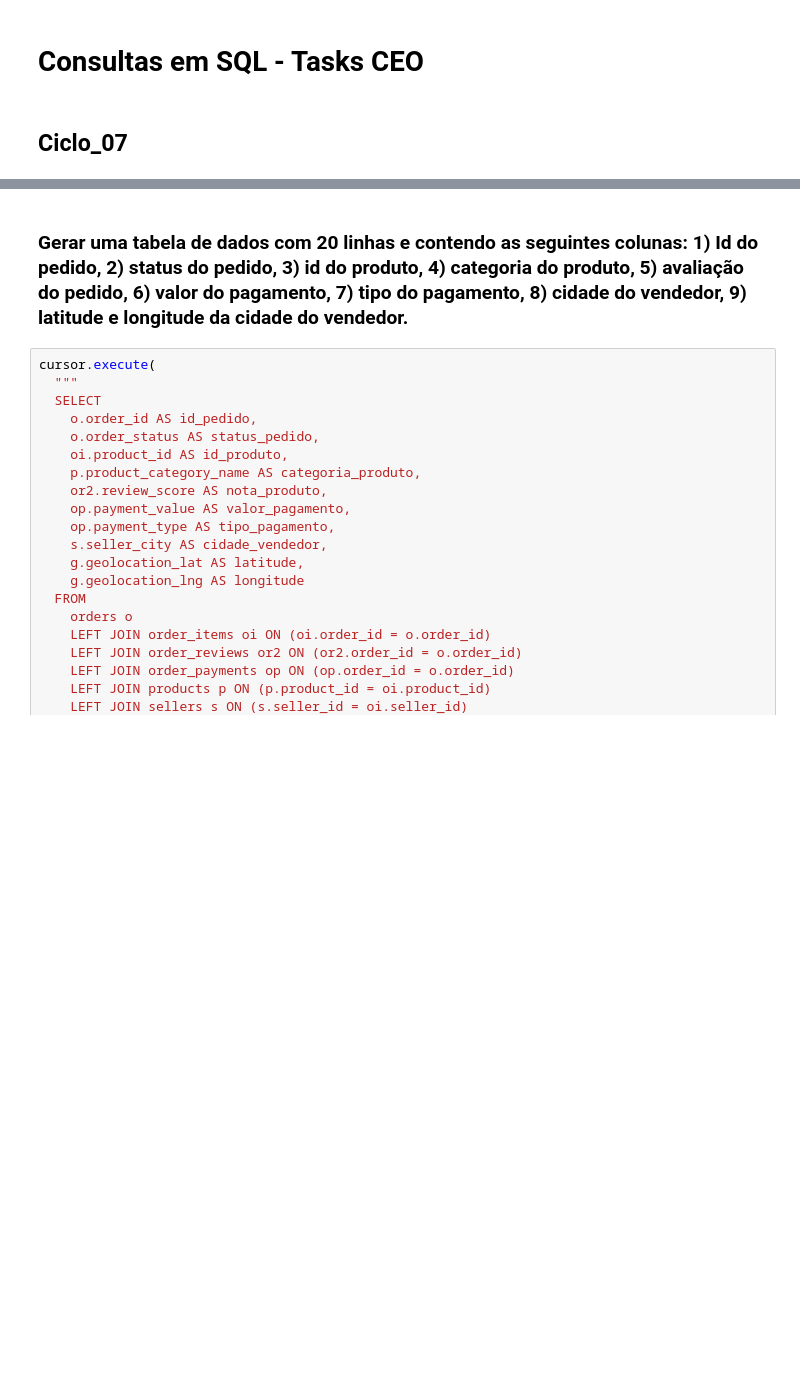
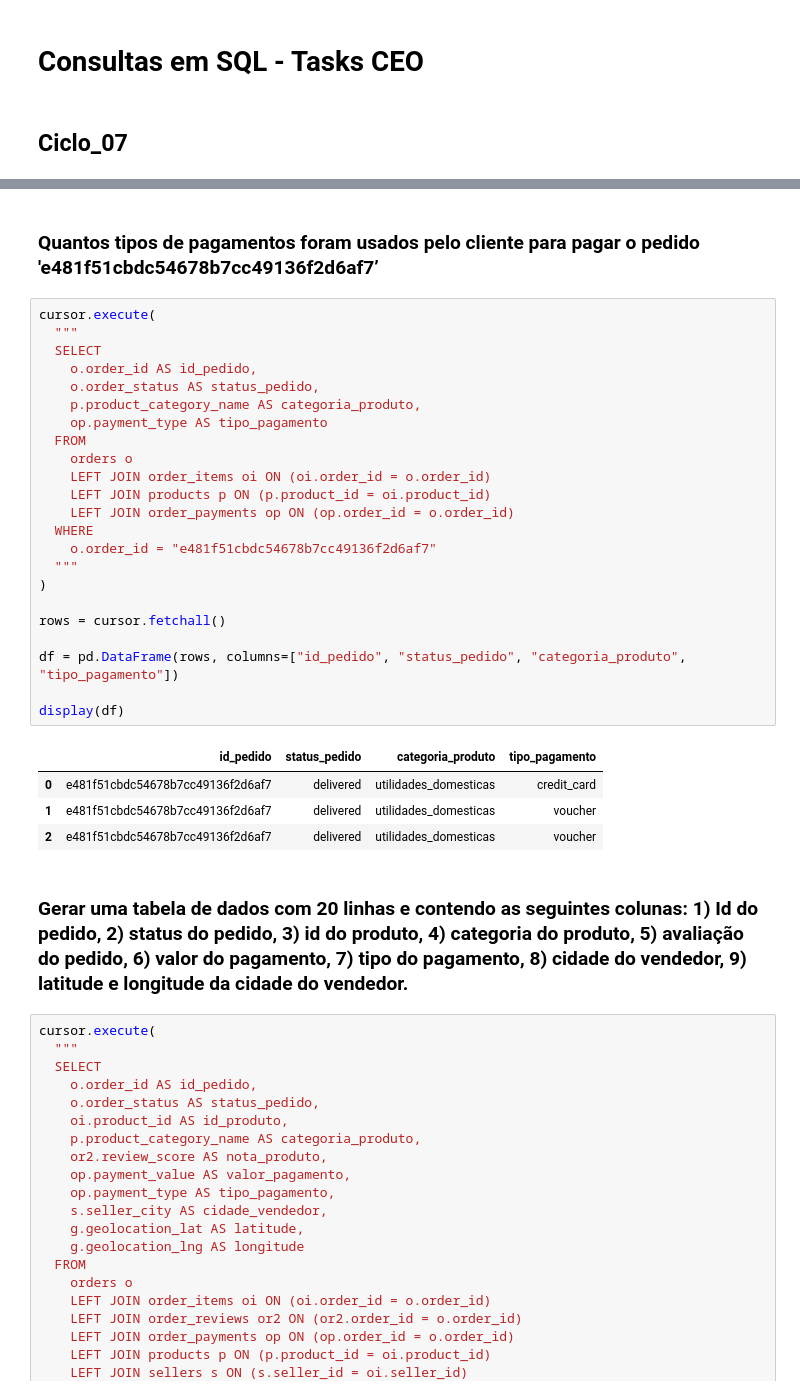
Before and after one commit to C41m/C41m-sql_ecommerce, a Jupyter notebook: sql.ipynb, the cells around one changed output, grey strips where cells are left out. Cells and saved outputs as stored; diff of their text form; blank space fills up the shorter version.

```diff
--- a/sql.ipynb
+++ b/sql.ipynb
@@ -20,3 +143,33 @@ please provide us feedback at https://github.com/pandas-dev/pandas/issues/54466
+# %% [markdown]
+### Quantos tipos de pagamentos foram usados pelo cliente para pagar o pedido 'e481f51cbdc54678b7cc49136f2d6af7’
+# %%
+cursor.execute(
+  """
+  SELECT
+    o.order_id AS id_pedido,
+    o.order_status AS status_pedido,
+    p.product_category_name AS categoria_produto,
+    op.payment_type AS tipo_pagamento
+  FROM
+    orders o
+    LEFT JOIN order_items oi ON (oi.order_id = o.order_id)
+    LEFT JOIN products p ON (p.product_id = oi.product_id)
+    LEFT JOIN order_payments op ON (op.order_id = o.order_id)
+  WHERE
+    o.order_id = "e481f51cbdc54678b7cc49136f2d6af7"
+  """
+)
+
+rows = cursor.fetchall()
+
+df = pd.DataFrame(rows, columns=["id_pedido", "status_pedido", "categoria_produto", "tipo_pagamento"])
+
+display(df)
+# %% [output]
+|  | id_pedido | status_pedido | categoria_produto | tipo_pagamento |
+| 0 | e481f51cbdc54678b7cc49136f2d6af7 | delivered | utilidades_domesticas | credit_card |
+| 1 | e481f51cbdc54678b7cc49136f2d6af7 | delivered | utilidades_domesticas | voucher |
+| 2 | e481f51cbdc54678b7cc49136f2d6af7 | delivered | utilidades_domesticas | voucher |
 # %% [markdown]
 ### Gerar uma tabela de dados com 20 linhas e contendo as seguintes colunas: 1) Id do pedido, 2) status do pedido, 3) id do produto, 4) categoria do produto, 5) avaliação do pedido, 6) valor do pagamento, 7) tipo do pagamento, 8) cidade do vendedor, 9) latitude e longitude da cidade do vendedor.
 # %%
```
Also changed, not shown: parts of 8 cells of this notebook.
